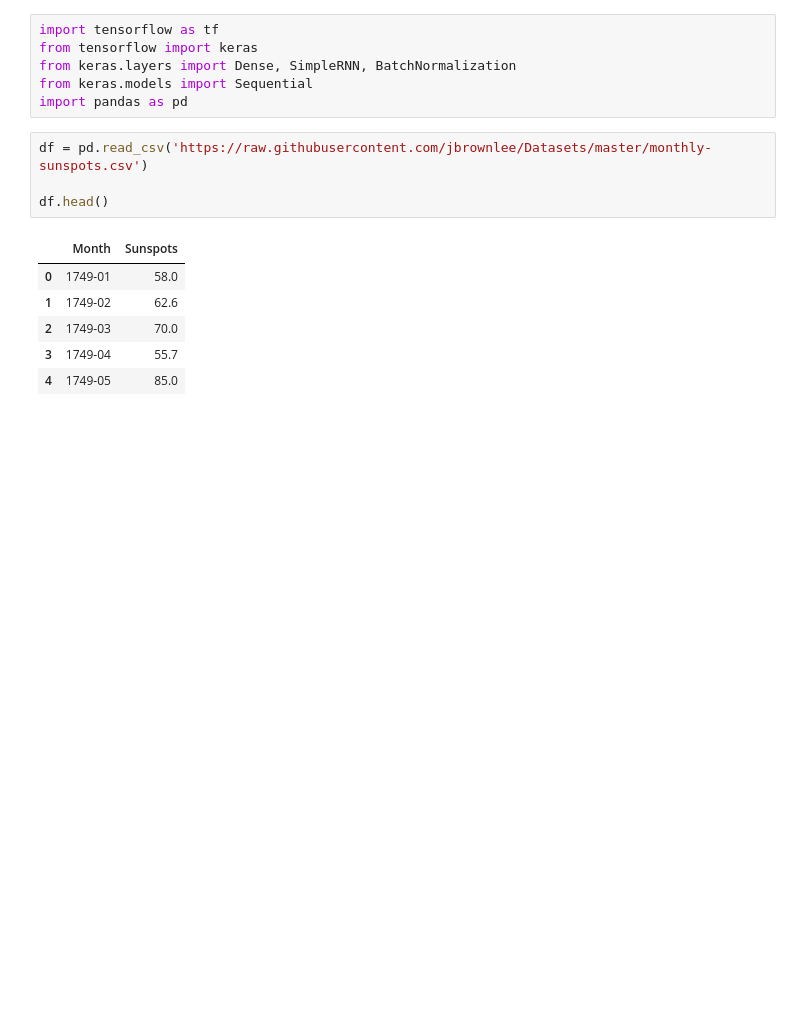
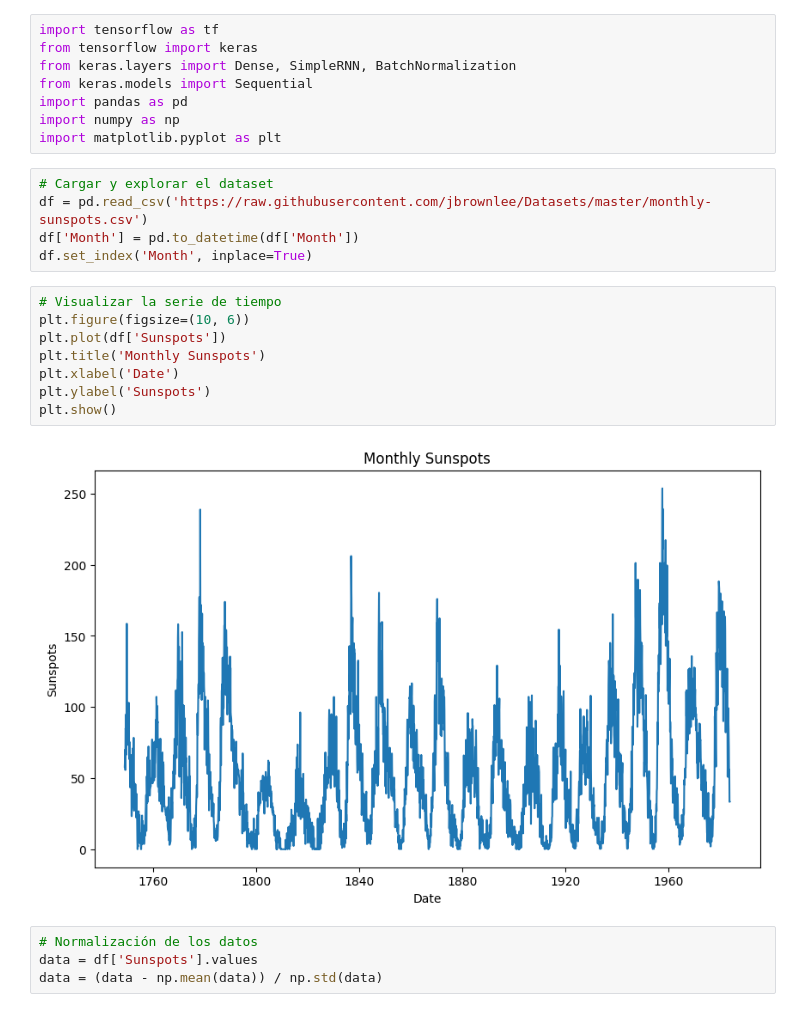
Before and after one commit to GarciaAlegria/Deep_Learning_Labs, a Jupyter notebook: Lab4/lab4SimpleNetwork.ipynb, the cells around one changed output. Saved outputs shown, nothing was run; the diff lists cells and outputs as text; blank space fills up the shorter version.

```diff
--- a/Lab4/lab4SimpleNetwork.ipynb
+++ b/Lab4/lab4SimpleNetwork.ipynb
@@ -4,14 +4,24 @@ from tensorflow import keras
 from keras.layers import Dense, SimpleRNN, BatchNormalization
 from keras.models import Sequential
 import pandas as pd
+import numpy as np
+import matplotlib.pyplot as plt
 # %%
+# Cargar y explorar el dataset
 df = pd.read_csv('https://raw.githubusercontent.com/jbrownlee/Datasets/master/monthly-sunspots.csv')
-
-df.head()
+df['Month'] = pd.to_datetime(df['Month'])
+df.set_index('Month', inplace=True)
-# %% [output]
-|  | Month | Sunspots |
-| 0 | 1749-01 | 58.0 |
-| 1 | 1749-02 | 62.6 |
-| 2 | 1749-03 | 70.0 |
-| 3 | 1749-04 | 55.7 |
-| 4 | 1749-05 | 85.0 |
+# %%
+# Visualizar la serie de tiempo
+plt.figure(figsize=(10, 6))
+plt.plot(df['Sunspots'])
+plt.title('Monthly Sunspots')
+plt.xlabel('Date')
+plt.ylabel('Sunspots')
+plt.show()
+# %% [output]
+[figure, added]
+# %%
+# Normalización de los datos
+data = df['Sunspots'].values
+data = (data - np.mean(data)) / np.std(data)
```
Also changed, not shown: parts of 17 cells of this notebook.
